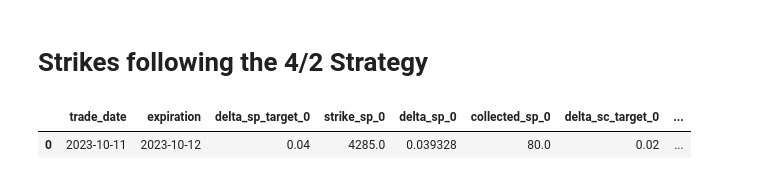
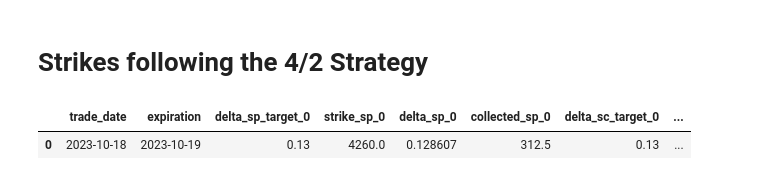
Before and after one commit to jcurtiswebb/SPXoptions-put-backtesting, a Jupyter notebook: spx-option-spread-backtester.ipynb, the cells around one changed output. Saved outputs shown, nothing was run; the diff lists cells and outputs as text; code cells hidden in the pictures.

```diff
--- a/spx-option-spread-backtester.ipynb
+++ b/spx-option-spread-backtester.ipynb
@@ -281,10 +270,10 @@ dos.populateTrades(df_filt,df_trades,ent_pol.get_contract_strike)
 # %% [markdown]
 # Strikes following the 4/2 Strategy
 # %%
-dos = DeltaOptionSelector(short_puts=0.04,short_calls=0.02)
+dos = DeltaOptionSelector(short_puts=0.13,short_calls=0.13)
 ent_pol=OptionSelectorStaticEntryPolicy(1, '16:01:00', dos)
 df_trades = pd.DataFrame([{'trade_date':quote_date_next_exp,'expiration':next_exp}])
 dos.populateTrades(df_filt,df_trades,ent_pol.get_contract_strike)
 # %% [output]
 |  | trade_date | expiration | delta_sp_target_0 | strike_sp_0 | delta_sp_0 | collected_sp_0 | delta_sc_target_0 | ... |
-| 0 | 2023-10-11 | 2023-10-12 | 0.04 | 4285.0 | 0.039328 | 80.0 | 0.02 | ... |
+| 0 | 2023-10-18 | 2023-10-19 | 0.13 | 4260.0 | 0.128607 | 312.5 | 0.13 | ... |
```
Also changed, not shown: parts of 11 cells of this notebook.
